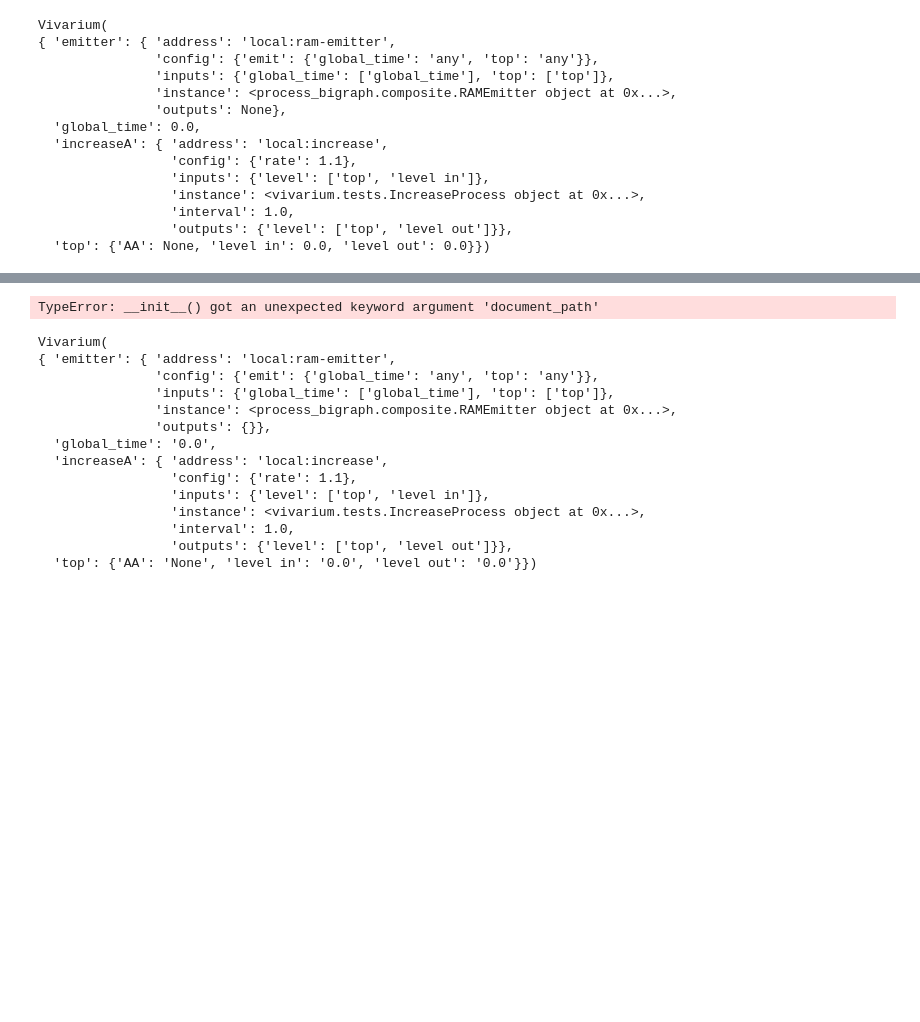
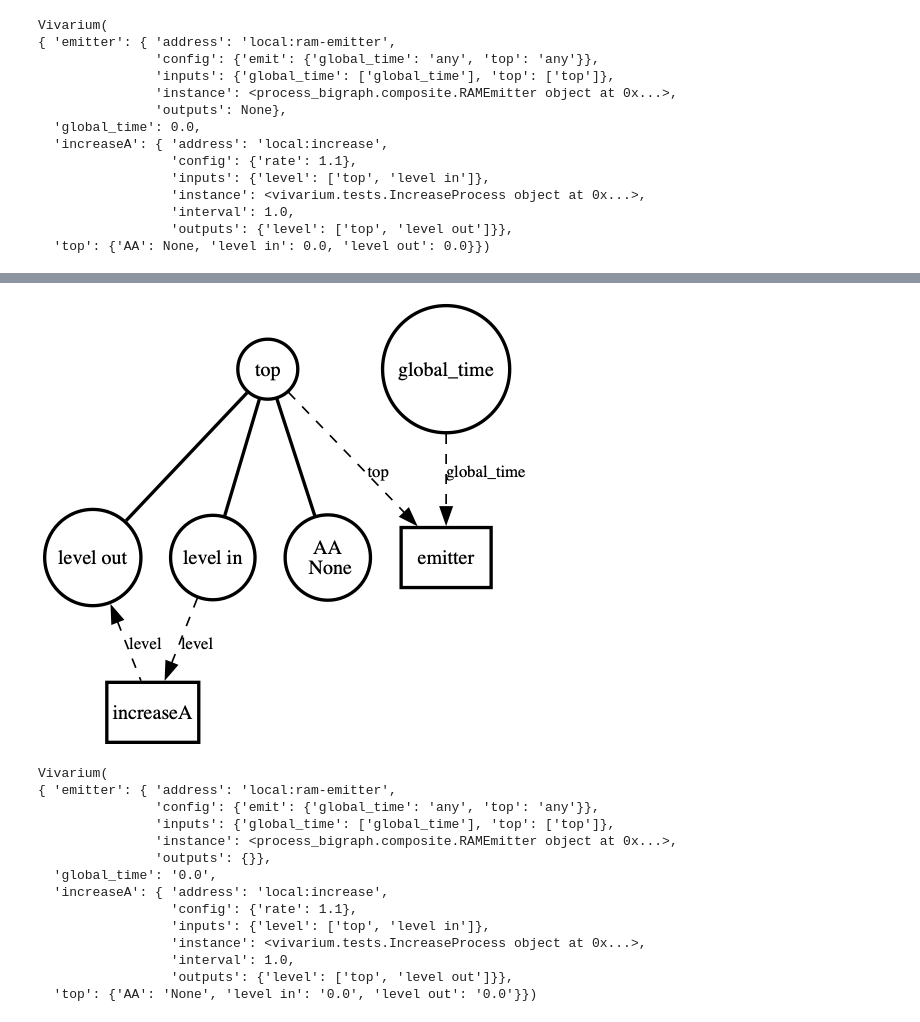
Before and after one commit to vivarium-collective/vivarium-interface, a Jupyter notebook: notebooks/demo.ipynb, the cells around one changed output, grey strips where cells are left out. Drawn from its saved outputs; the diff is of its cells as text; code cells hidden in the pictures; blank space fills up the shorter version.

```diff
--- a/vivarium/notebooks/demo.ipynb
+++ b/notebooks/demo.ipynb
@@ -104,11 +104,11 @@ Created new file: /Users/eranagmon/code/vivarium-interface/vivarium/notebooks/ou
 # %%
-v2 = Vivarium(document_path='out/demo1.json', processes=DEMO_PROCESSES)
+v2 = Vivarium(document='out/demo1.json', processes=DEMO_PROCESSES)
 v2.diagram(dpi='120',
            show_values=True,
            # show_types=True,
            )
 # %% [output]
-TypeError: __init__() got an unexpected keyword argument 'document_path'
+[figure, added]
 # %%
 v2
 # %% [output]
```
Also changed, not shown: parts of 2 cells of this notebook, 1 other file.
